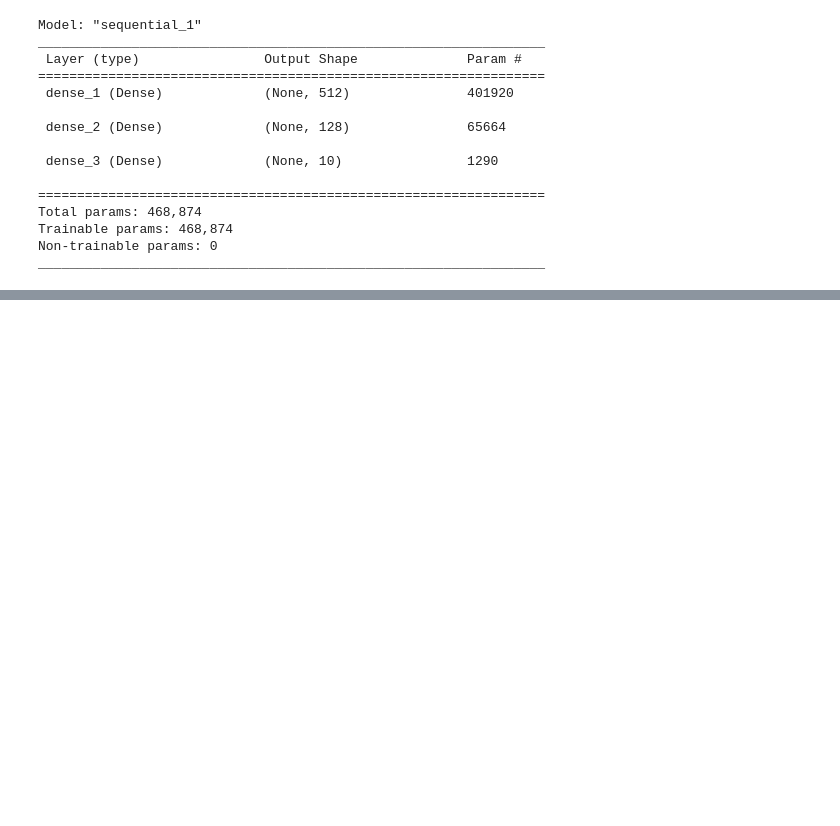
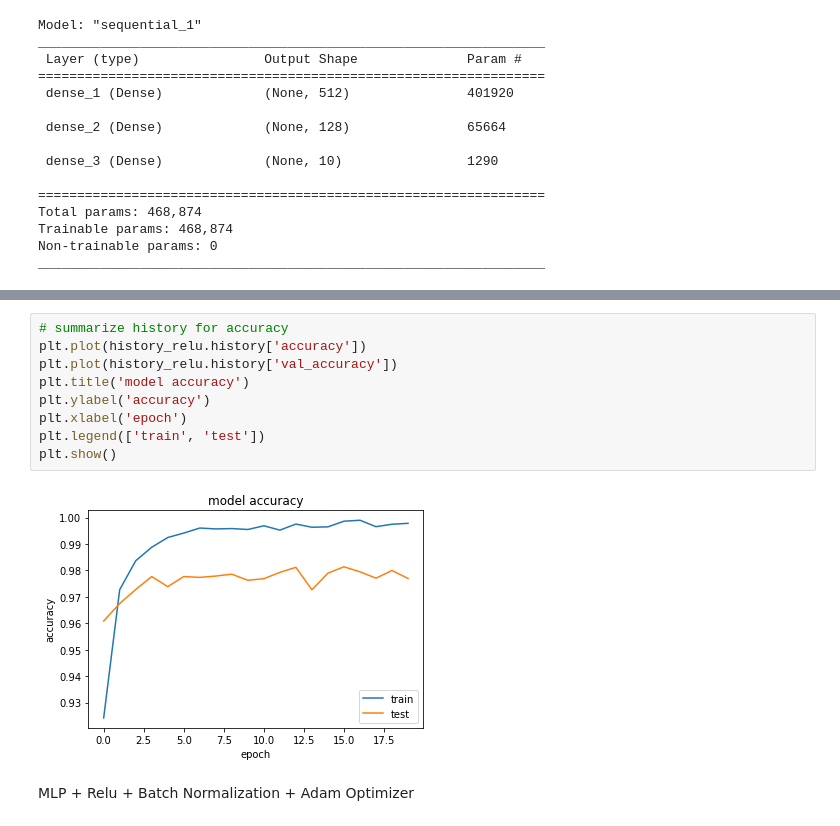
Before and after one commit to sharathc21/HackerRankPrograms, a Jupyter notebook: KerasMNIST.ipynb, the cells around one changed output, grey strips where cells are left out. Saved outputs shown, nothing was run; the diff lists cells and outputs as text; blank space fills up the shorter version.

```diff
--- a/KerasMNIST.ipynb
+++ b/KerasMNIST.ipynb
@@ -249,0 +378,13 @@ plt.show
+# %%
+# summarize history for accuracy
+plt.plot(history_relu.history['accuracy'])
+plt.plot(history_relu.history['val_accuracy'])
+plt.title('model accuracy')
+plt.ylabel('accuracy')
+plt.xlabel('epoch')
+plt.legend(['train', 'test'])
+plt.show()
+# %% [output]
+[figure, added]
+# %% [markdown]
+MLP + Relu + Batch Normalization + Adam Optimizer
```
Also changed, not shown: parts of 24 cells of this notebook.
